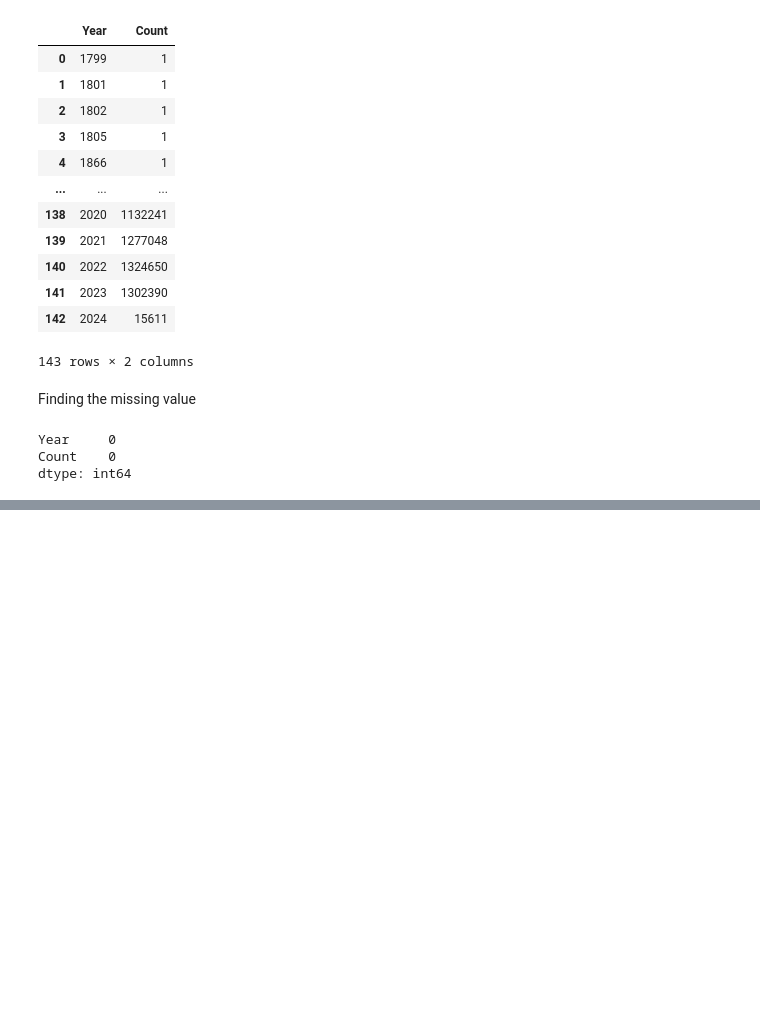
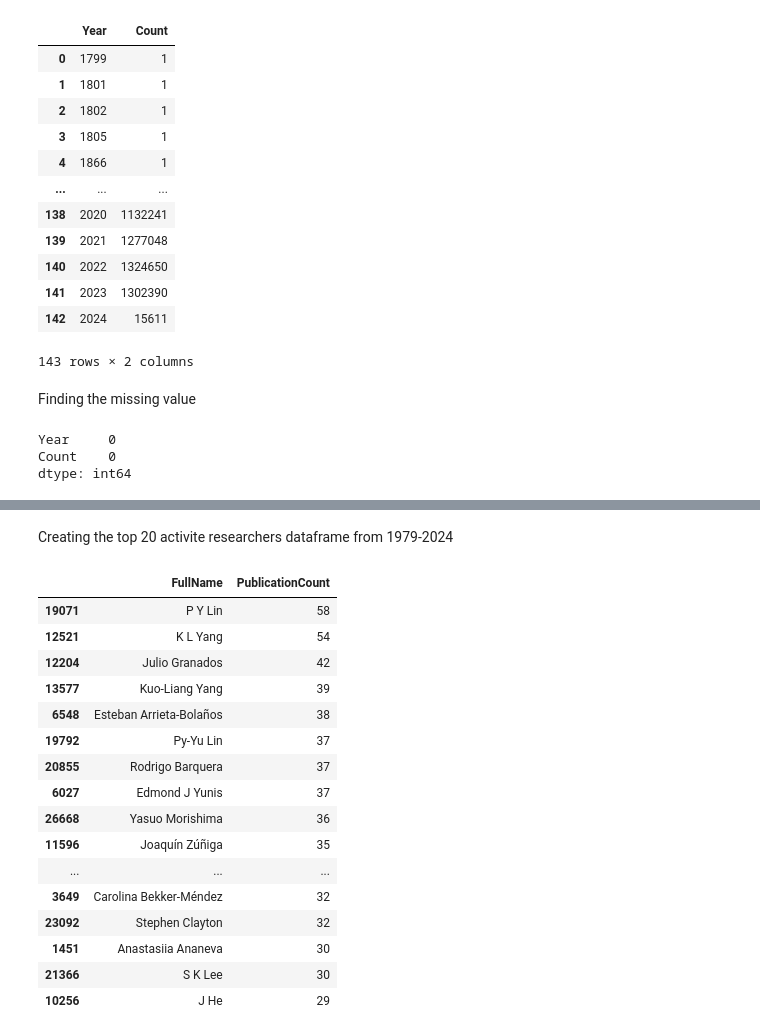
Before and after one commit to catcarroll98/skills-assessment-2, a Jupyter notebook: skillspresentation.ipynb, the cells around one changed output, grey strips where cells are left out. Cells and saved outputs as stored; diff of their text form; code cells hidden in the pictures; blank space fills up the shorter version.

```diff
--- a/skillspresentation.ipynb
+++ b/skillspresentation.ipynb
@@ -232,0 +296,24 @@ dtype: int64
+# %% [markdown]
+Creating the top 20 activite researchers dataframe from 1979-2024
+# %%
+# Displaying top authors from the year 1979-2024
+top_20_active_researchers = Publication_counts.head(20)
+top_20_active_researchers
+# %% [output]
+|  | FullName | PublicationCount |
+| 19071 | P Y Lin | 58 |
+| 12521 | K L Yang | 54 |
+| 12204 | Julio Granados | 42 |
+| 13577 | Kuo-Liang Yang | 39 |
+| 6548 | Esteban Arrieta-Bolaños | 38 |
+| 19792 | Py-Yu Lin | 37 |
+| 20855 | Rodrigo Barquera | 37 |
+| 6027 | Edmond J Yunis | 37 |
+| 26668 | Yasuo Morishima | 36 |
+| 11596 | Joaquín Zúñiga | 35 |
+| ... | ... | ... |
+| 3649 | Carolina Bekker-Méndez | 32 |
+| 23092 | Stephen Clayton | 32 |
+| 1451 | Anastasiia Ananeva | 30 |
+| 21366 | S K Lee | 30 |
+| 10256 | J He | 29 |
```
Also changed, not shown: parts of 10 cells of this notebook.
